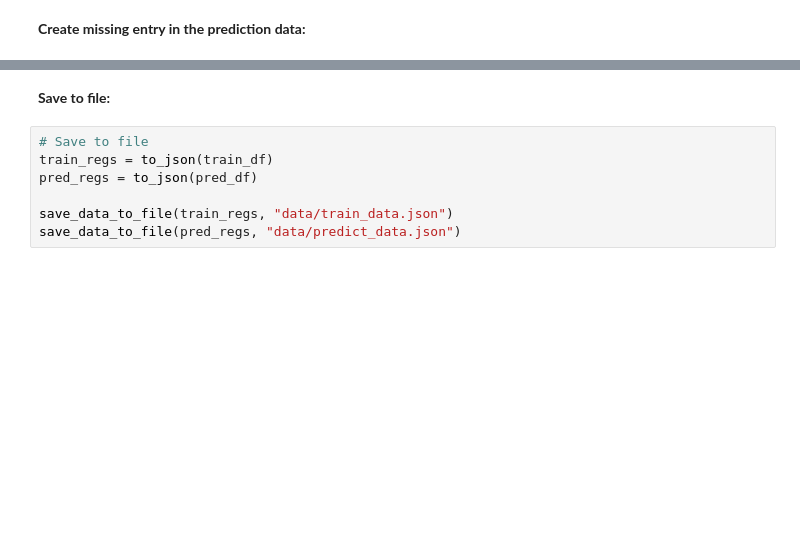
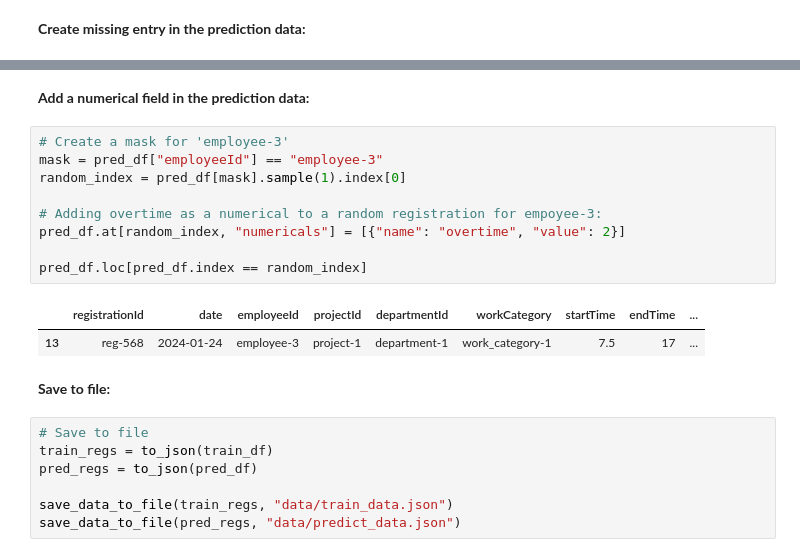
Before and after one commit to Optimization-Technologies/MLF-TD-Boilerplate, a Jupyter notebook: TD_Integration_Guide.ipynb, the cells around one changed output, grey strips where cells are left out. Cells and saved outputs as stored; diff of their text form; blank space fills up the shorter version.

```diff
--- a/TD_Integration_Guide.ipynb
+++ b/TD_Integration_Guide.ipynb
@@ -243,3 +262,17 @@ pred_df = pred_df.drop(reg.index)
+# %% [markdown]
+**Add a numerical field in the prediction data:**
+# %%
+# Create a mask for 'employee-3'
+mask = pred_df["employeeId"] == "employee-3"
+random_index = pred_df[mask].sample(1).index[0]
+
+# Adding overtime as a numerical to a random registration for empoyee-3:
+pred_df.at[random_index, "numericals"] = [{"name": "overtime", "value": 2}]
+
+pred_df.loc[pred_df.index == random_index]
+# %% [output]
+|  | registrationId | date | employeeId | projectId | departmentId | workCategory | startTime | endTime | ... |
+| 13 | reg-568 | 2024-01-24 | employee-3 | project-1 | department-1 | work_category-1 | 7.5 | 17 | ... |
 # %% [markdown]
 **Save to file:**
 # %%
```
Also changed, not shown: parts of 26 cells of this notebook, 2 other files.
